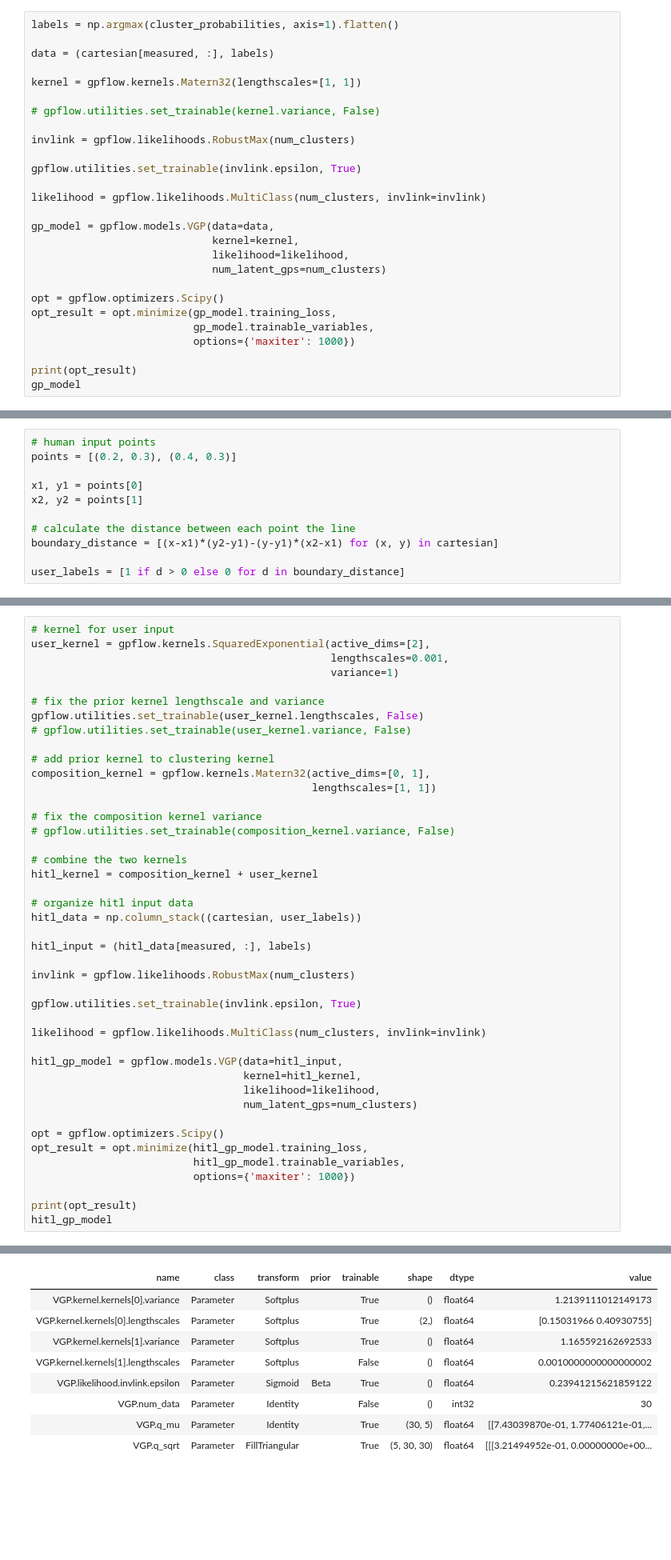
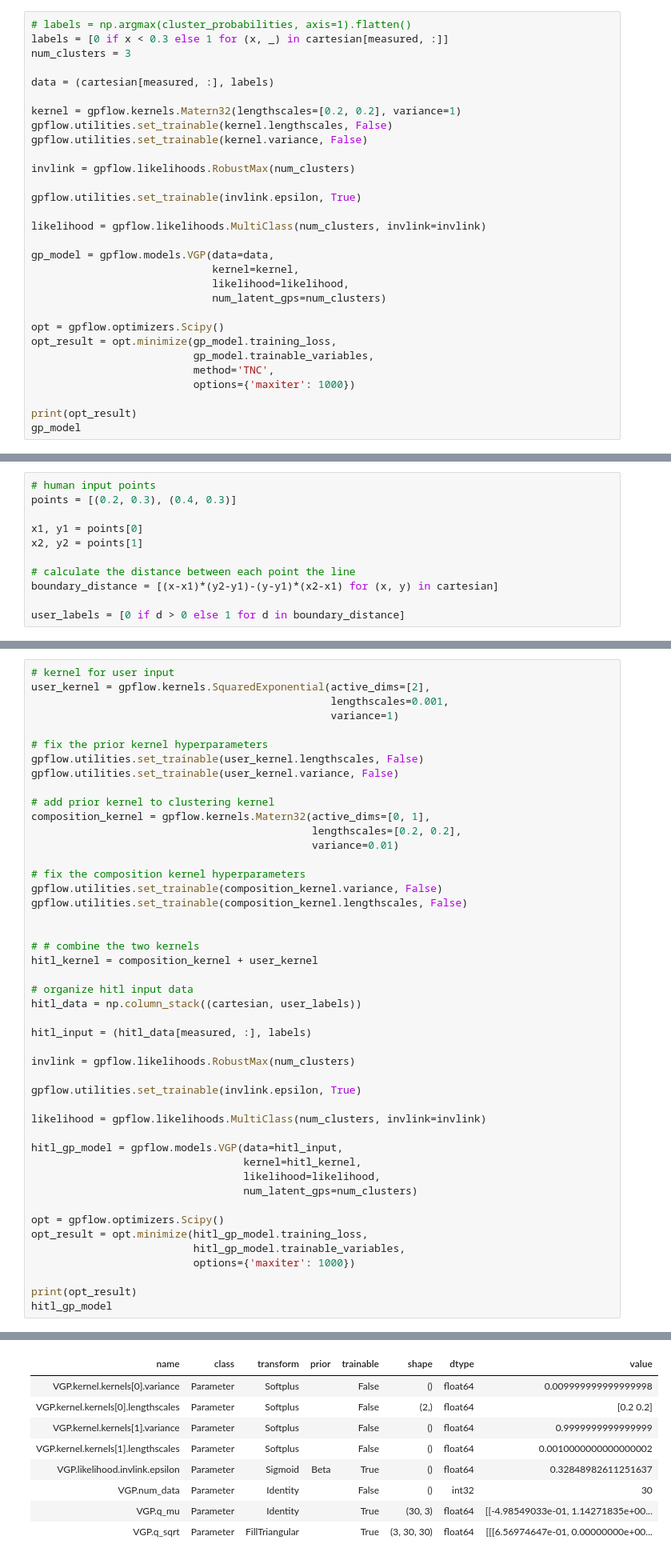
Before and after one commit to fadams-umd/CAMEO-HITL, a Jupyter notebook: gpc_test.ipynb, the cells around one changed output, grey strips where cells are left out. Shown: that part at 80% size. Drawn from its saved outputs; the diff is of its cells as text; blank space fills up the shorter version.

```diff
--- a/gpc_test.ipynb
+++ b/gpc_test.ipynb
@@ -163,13 +163,15 @@ plt.show()
 # %% [markdown]
 ### Train the Gaussian Process Classifier on the Spectral Clustering
 # %%
-labels = np.argmax(cluster_probabilities, axis=1).flatten()
+# labels = np.argmax(cluster_probabilities, axis=1).flatten()
+labels = [0 if x < 0.3 else 1 for (x, _) in cartesian[measured, :]]
+num_clusters = 3
 
 data = (cartesian[measured, :], labels)
 
-kernel = gpflow.kernels.Matern32(lengthscales=[1, 1])
-
-# gpflow.utilities.set_trainable(kernel.variance, False)
+kernel = gpflow.kernels.Matern32(lengthscales=[0.2, 0.2], variance=1)
+gpflow.utilities.set_trainable(kernel.lengthscales, False)
+gpflow.utilities.set_trainable(kernel.variance, False)
 
 invlink = gpflow.likelihoods.RobustMax(num_clusters)
 
@@ -185,6 +187,7 @@ gp_model = gpflow.models.VGP(data=data,
 opt = gpflow.optimizers.Scipy()
 opt_result = opt.minimize(gp_model.training_loss,
                           gp_model.trainable_variables,
+                          method='TNC',
                           options={'maxiter': 1000})
 
 print(opt_result)
@@ -249,7 +250,7 @@ x2, y2 = points[1]
 # calculate the distance between each point the line
 boundary_distance = [(x-x1)*(y2-y1)-(y-y1)*(x2-x1) for (x, y) in cartesian]
 
-user_labels = [1 if d > 0 else 0 for d in boundary_distance]
+user_labels = [0 if d > 0 else 1 for d in boundary_distance]
 # %%
 fig, tax = ternary.figure(scale=0.6)
 
@@ -276,18 +277,21 @@ user_kernel = gpflow.kernels.SquaredExponential(active_dims=[2],
                                                 lengthscales=0.001,
                                                 variance=1)
 
-# fix the prior kernel lengthscale and variance
+# fix the prior kernel hyperparameters
 gpflow.utilities.set_trainable(user_kernel.lengthscales, False)
-# gpflow.utilities.set_trainable(user_kernel.variance, False)
+gpflow.utilities.set_trainable(user_kernel.variance, False)
 
 # add prior kernel to clustering kernel
 composition_kernel = gpflow.kernels.Matern32(active_dims=[0, 1],
-                                             lengthscales=[1, 1])
+                                             lengthscales=[0.2, 0.2],
+                                             variance=0.01)
 
-# fix the composition kernel variance
-# gpflow.utilities.set_trainable(composition_kernel.variance, False)
+# fix the composition kernel hyperparameters
+gpflow.utilities.set_trainable(composition_kernel.variance, False)
+gpflow.utilities.set_trainable(composition_kernel.lengthscales, False)
 
-# combine the two kernels
+
+# # combine the two kernels
 hitl_kernel = composition_kernel + user_kernel
 
 # organize hitl input data
@@ -329,12 +333,12 @@ hitl_gp_model
 <gpflow.models.vgp.VGP object at 0x...>
 | name | class | transform | prior | trainable | shape | dtype | value |
-| VGP.kernel.kernels[0].variance | Parameter | Softplus |  | True | () | float64 | 1.2139111012149173 |
-| VGP.kernel.kernels[0].lengthscales | Parameter | Softplus |  | True | (2,) | float64 | [0.15031966 0.40930755] |
-| VGP.kernel.kernels[1].variance | Parameter | Softplus |  | True | () | float64 | 1.165592162692533 |
+| VGP.kernel.kernels[0].variance | Parameter | Softplus |  | False | () | float64 | 0.009999999999999998 |
+| VGP.kernel.kernels[0].lengthscales | Parameter | Softplus |  | False | (2,) | float64 | [0.2 0.2] |
+| VGP.kernel.kernels[1].variance | Parameter | Softplus |  | False | () | float64 | 0.9999999999999999 |
 | VGP.kernel.kernels[1].lengthscales | Parameter | Softplus |  | False | () | float64 | 0.0010000000000000002 |
-| VGP.likelihood.invlink.epsilon | Parameter | Sigmoid | Beta | True | () | float64 | 0.23941215621859122 |
+| VGP.likelihood.invlink.epsilon | Parameter | Sigmoid | Beta | True | () | float64 | 0.32848982611251637 |
 | VGP.num_data | Parameter | Identity |  | False | () | int32 | 30 |
-| VGP.q_mu | Parameter | Identity |  | True | (30, 5) | float64 | [[7.43039870e-01, 1.77406121e-01,... |
-| VGP.q_sqrt | Parameter | FillTriangular |  | True | (5, 30, 30) | float64 | [[[3.21494952e-01, 0.00000000e+00... |
+| VGP.q_mu | Parameter | Identity |  | True | (30, 3) | float64 | [[-4.98549033e-01, 1.14271835e+00... |
+| VGP.q_sqrt | Parameter | FillTriangular |  | True | (3, 30, 30) | float64 | [[[6.56974647e-01, 0.00000000e+00... |
 # %%
 # hitl_gp_model.kernel.kernels[1].variance.assign(0.5)
```
Also changed, not shown: parts of 8 cells of this notebook.
